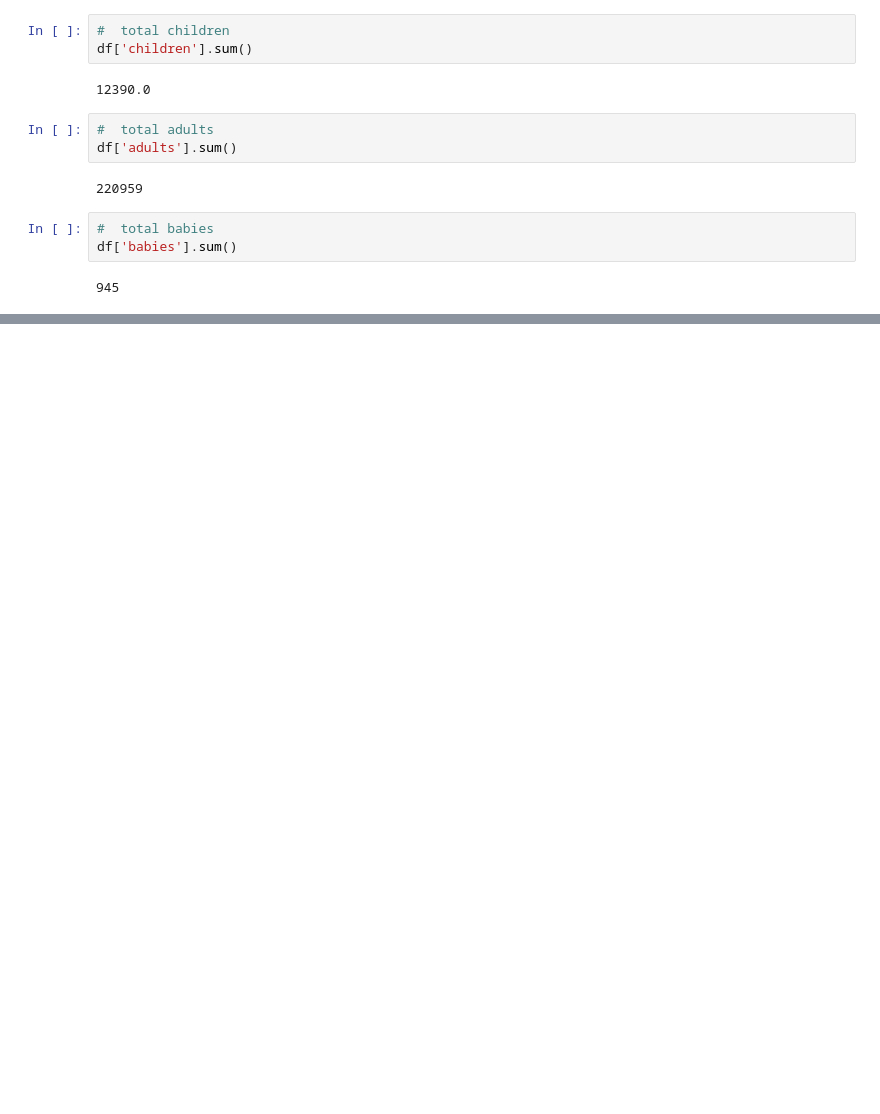
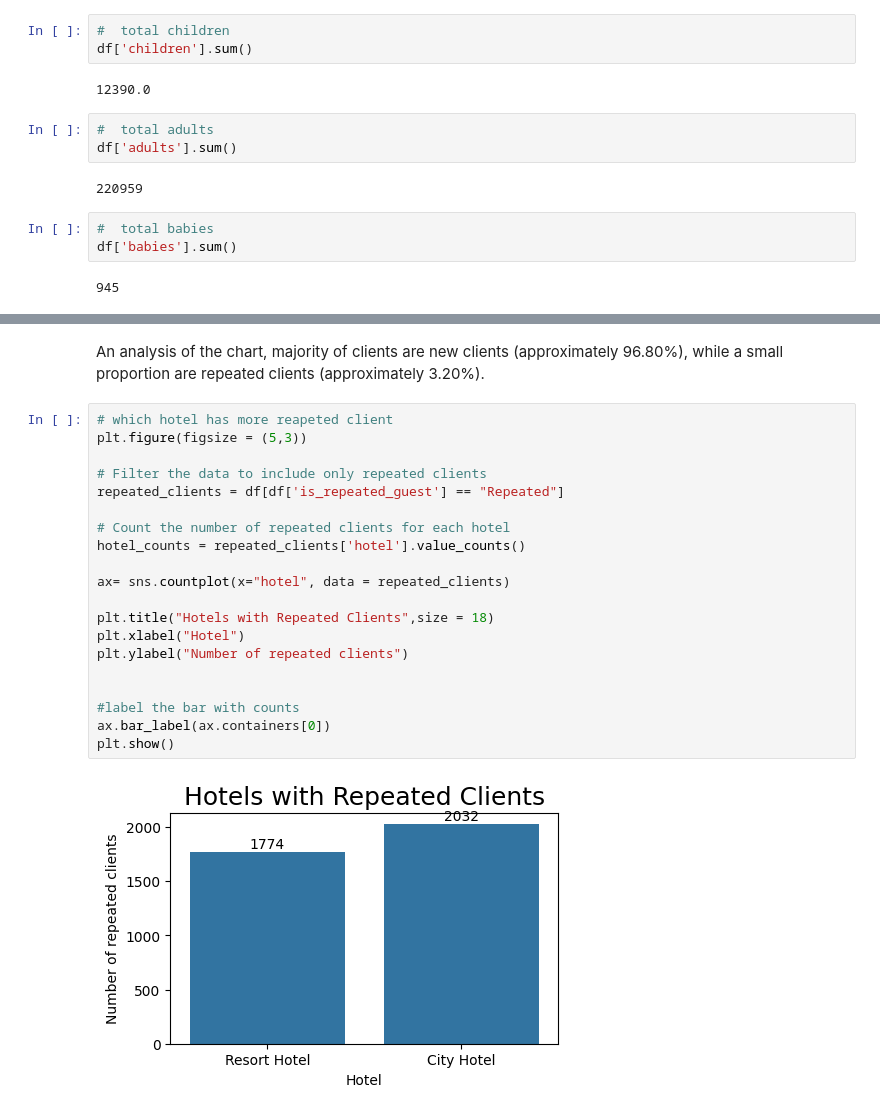
Before and after one commit to Archana-sth/hotel_booking, a Jupyter notebook: data_analysis.ipynb, the cells around one changed output, grey strips where cells are left out. Saved outputs shown, nothing was run; the diff lists cells and outputs as text; blank space fills up the shorter version.

```diff
--- a/data_analysis.ipynb
+++ b/data_analysis.ipynb
@@ -217,0 +261,24 @@ df['babies'].sum()
+# %% [markdown]
+An analysis of the chart, majority of clients are new clients (approximately 96.80%), while a small proportion are repeated clients (approximately 3.20%).
+# %%
+# which hotel has more reapeted client
+plt.figure(figsize = (5,3))
+
+# Filter the data to include only repeated clients
+repeated_clients = df[df['is_repeated_guest'] == "Repeated"]
+
+# Count the number of repeated clients for each hotel
+hotel_counts = repeated_clients['hotel'].value_counts()
+
+ax= sns.countplot(x="hotel", data = repeated_clients)
+
+plt.title("Hotels with Repeated Clients",size = 18)
+plt.xlabel("Hotel")
+plt.ylabel("Number of repeated clients")
+
+
+#label the bar with counts
+ax.bar_label(ax.containers[0])
+plt.show()
+# %% [output]
+[figure, added]
```
Also changed, not shown: parts of 9 cells of this notebook.
